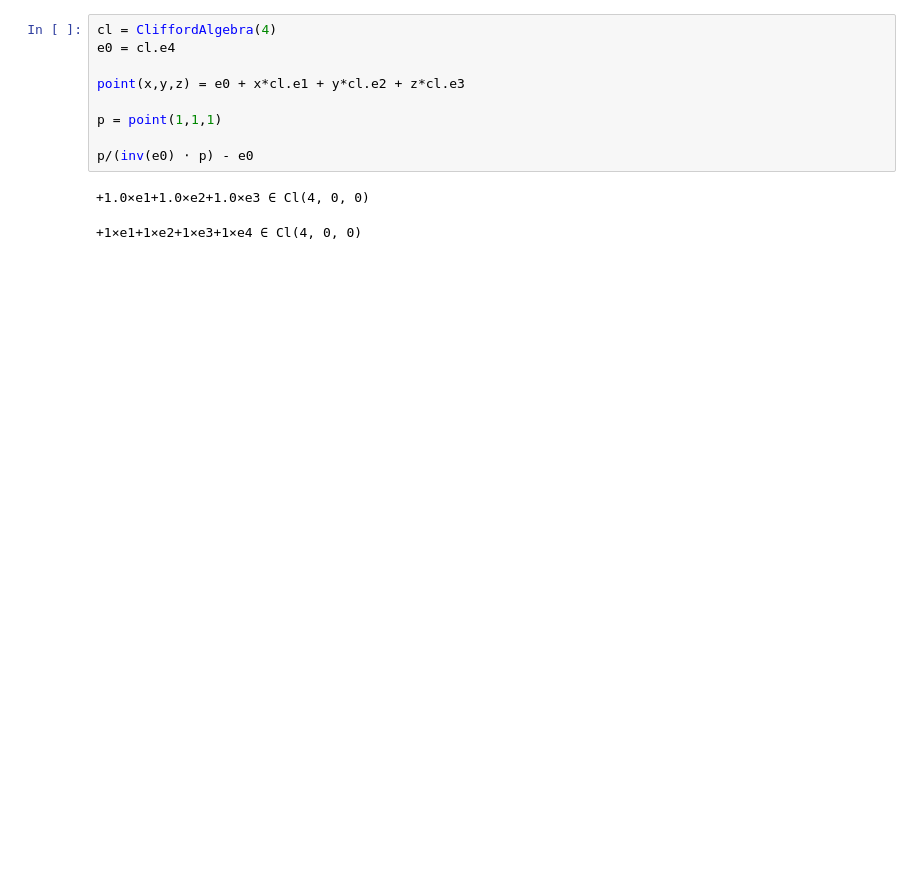
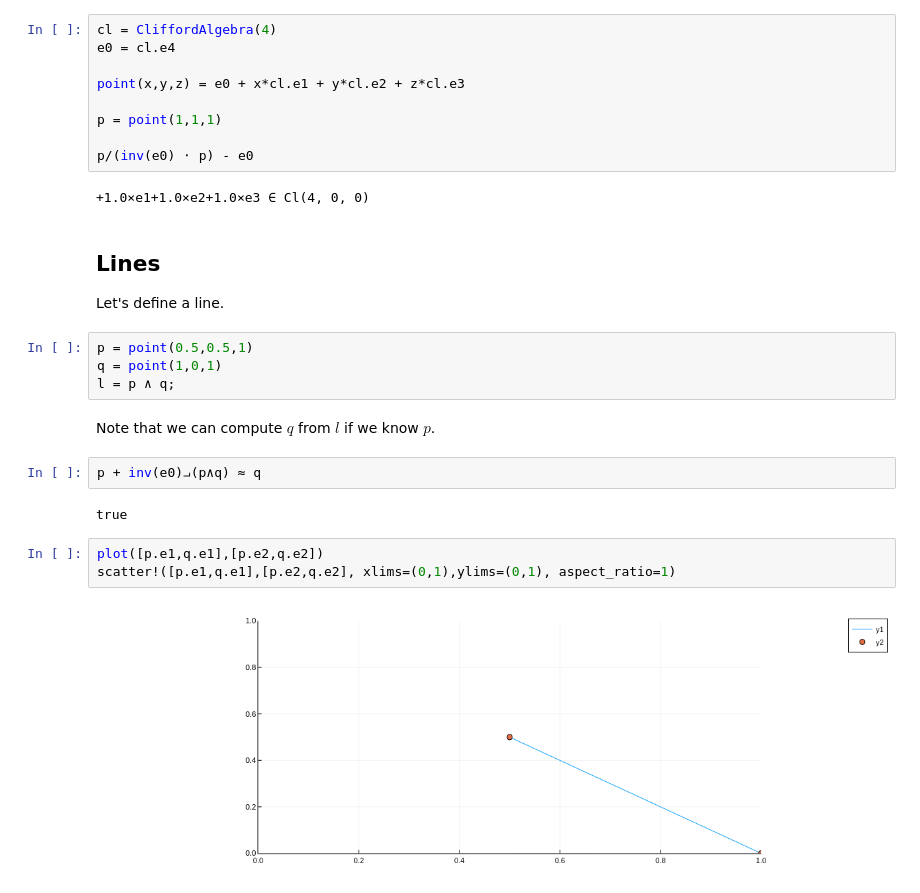
Before and after one commit to davibarreira/Julia_Tutorials, a Jupyter notebook: GeometricAlgebra/Homogeneous Model.ipynb, the cells around one changed output. Cells and saved outputs as stored; diff of their text form; blank space fills up the shorter version.

```diff
--- a/GeometricAlgebra/Homogeneous Model.ipynb
+++ b/GeometricAlgebra/Homogeneous Model.ipynb
@@ -93,6 +138,22 @@ p = point(1,1,1)
 p/(inv(e0) ⋅ p) - e0
 # %% [output]
 +1.0×e1+1.0×e2+1.0×e3 ∈ Cl(4, 0, 0)
+# %% [markdown]
+## Lines
+
+Let's define a line.
 # %%
+p = point(0.5,0.5,1)
+q = point(1,0,1)
+l = p ∧ q;
-# %% [output]
-+1×e1+1×e2+1×e3+1×e4 ∈ Cl(4, 0, 0)
+# %% [markdown]
+Note that we can compute $q$ from $l$ if we know $p$.
+# %%
+p + inv(e0)⨼(p∧q) ≈ q
+# %% [output]
+true
+# %%
+plot([p.e1,q.e1],[p.e2,q.e2])
+scatter!([p.e1,q.e1],[p.e2,q.e2], xlims=(0,1),ylims=(0,1), aspect_ratio=1)
+# %% [output]
+[figure, added]
```
Also changed, not shown: parts of 8 cells of this notebook, 4 other files.
